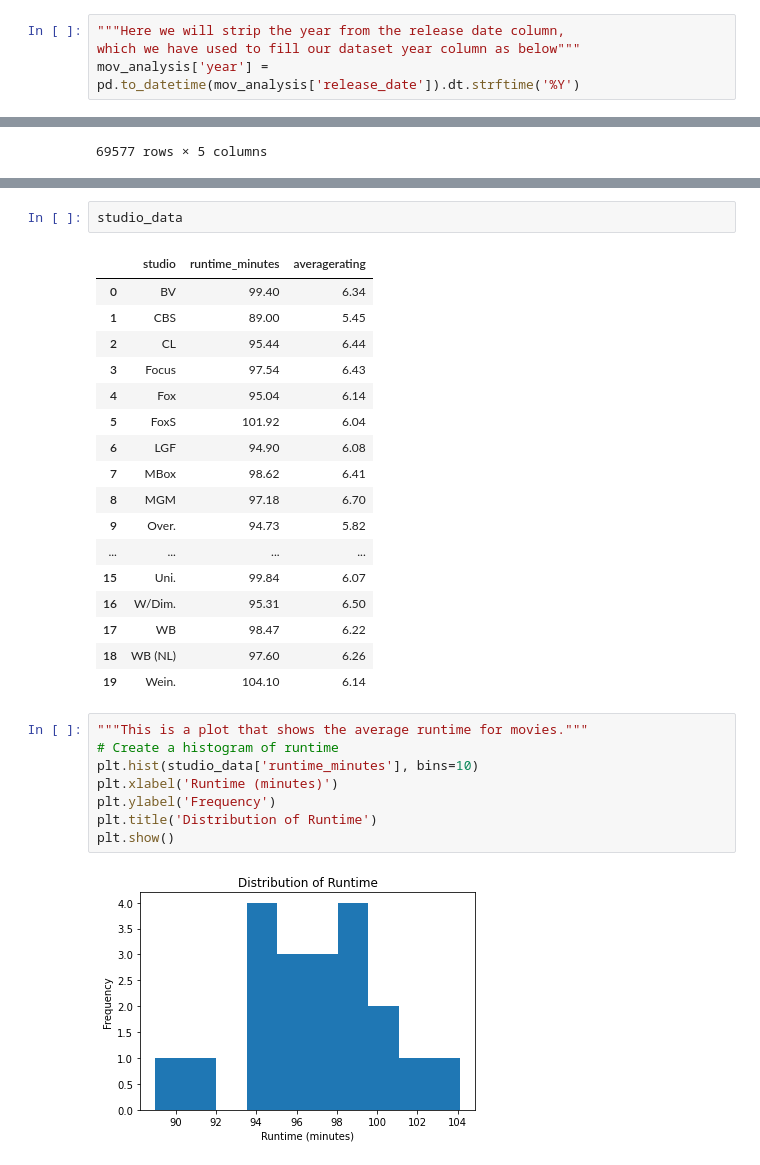
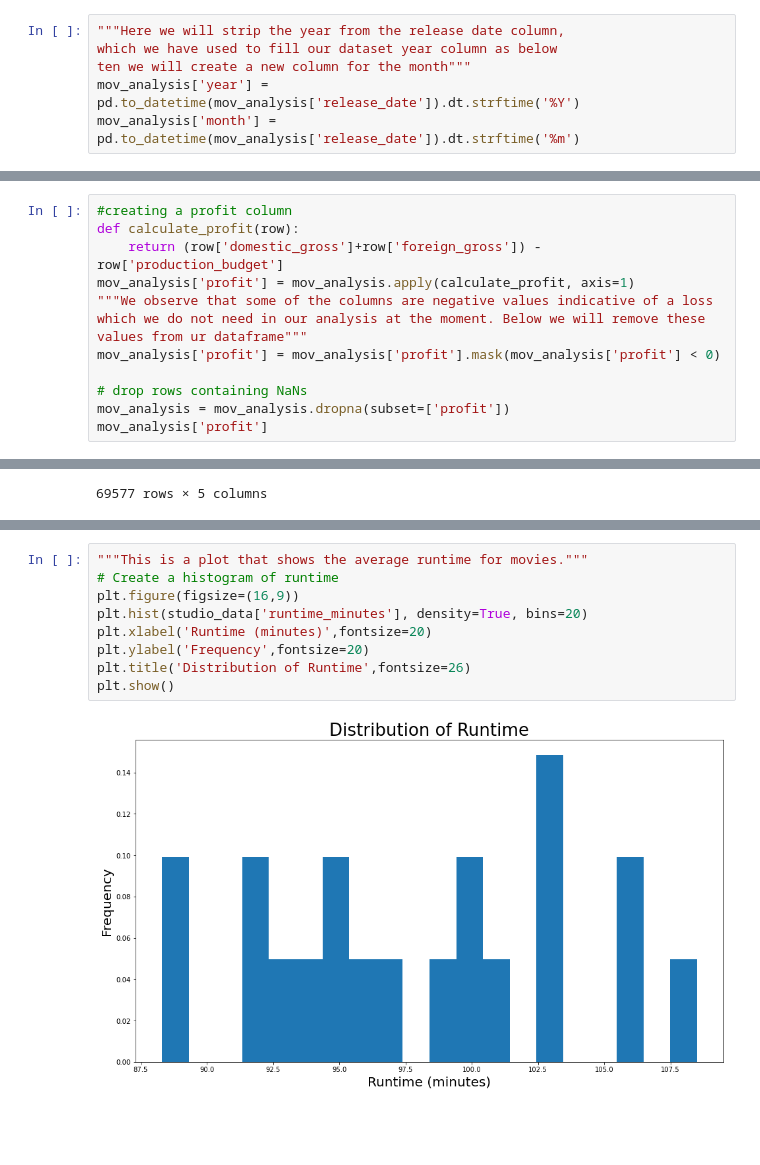
Before and after one commit to Imacharia/Microsoft-Movie-Studio-market-analysis, a Jupyter notebook: Movies Analysis, with initial visualizations.ipynb, the cells around one changed output, grey strips where cells are left out. Saved outputs shown, nothing was run; the diff lists cells and outputs as text; blank space fills up the shorter version.

```diff
--- a/Movies Analysis, with initial visualizations.ipynb
+++ b/Movies Analysis, with initial visualizations.ipynb
@@ -636,8 +636,10 @@ def calculate_foreign_gross(row):
 mov_analysis['foreign_gross'] = mov_analysis.apply(calculate_foreign_gross, axis=1)
 # %%
 """Here we will strip the year from the release date column,
-which we have used to fill our dataset year column as below"""
+which we have used to fill our dataset year column as below
+ten we will create a new column for the month"""
 mov_analysis['year'] = pd.to_datetime(mov_analysis['release_date']).dt.strftime('%Y')
+mov_analysis['month'] = pd.to_datetime(mov_analysis['release_date']).dt.strftime('%m')
 # %%
 """For the Studio column,
 we will first create a list of studios from the movie_gross dataset"""
@@ -681,3 +685,15 @@ normal format
 | 3 | Jun 7, 2019 | Dark Phoenix | 350000000.00 | 42762350.00 | 149762350.00 | WB | 107000000.00 | ... |
 | 4 | May 1, 2015 | Avengers: Age of Ultron | 330600000.00 | 459005868.00 | 1403013963.00 | P/DW | 944008095.00 | ... |
 | 5 | Dec 15, 2017 | Star Wars Ep. VIII: The Last Jedi | 317000000.00 | 620181382.00 | 1316721747.00 | Sum. | 696540365.00 | ... |
+# %%
+#creating a profit column
+def calculate_profit(row):
+    return (row['domestic_gross']+row['foreign_gross']) - row['production_budget']
+mov_analysis['profit'] = mov_analysis.apply(calculate_profit, axis=1)
+"""We observe that some of the columns are negative values indicative of a loss
+which we do not need in our analysis at the moment. Below we will remove these values from ur dataframe"""
+mov_analysis['profit'] = mov_analysis['profit'].mask(mov_analysis['profit'] < 0)
+
+# drop rows containing NaNs
+mov_analysis = mov_analysis.dropna(subset=['profit'])
+mov_analysis['profit']
@@ -1029,30 +1147,11 @@ studio_data = studio_data.reset_index(0)
-# %%
-studio_data
-# %% [output]
-|  | studio | runtime_minutes | averagerating |
-| 0 | BV | 99.40 | 6.34 |
-| 1 | CBS | 89.00 | 5.45 |
-| 2 | CL | 95.44 | 6.44 |
-| 3 | Focus | 97.54 | 6.43 |
-| 4 | Fox | 95.04 | 6.14 |
-| 5 | FoxS | 101.92 | 6.04 |
-| 6 | LGF | 94.90 | 6.08 |
-| 7 | MBox | 98.62 | 6.41 |
-| 8 | MGM | 97.18 | 6.70 |
-| 9 | Over. | 94.73 | 5.82 |
-| ... | ... | ... | ... |
-| 15 | Uni. | 99.84 | 6.07 |
-| 16 | W/Dim. | 95.31 | 6.50 |
-| 17 | WB | 98.47 | 6.22 |
-| 18 | WB (NL) | 97.60 | 6.26 |
-| 19 | Wein. | 104.10 | 6.14 |
 # %%
 """This is a plot that shows the average runtime for movies."""
 # Create a histogram of runtime
-plt.hist(studio_data['runtime_minutes'], bins=10)
-plt.xlabel('Runtime (minutes)')
-plt.ylabel('Frequency')
-plt.title('Distribution of Runtime')
+plt.figure(figsize=(16,9))
+plt.hist(studio_data['runtime_minutes'], density=True, bins=20)
+plt.xlabel('Runtime (minutes)',fontsize=20)
+plt.ylabel('Frequency',fontsize=20)
+plt.title('Distribution of Runtime',fontsize=26)
 plt.show()
 # %% [output]
-[figure, old version]
+[figure, new version]
```
Also changed, not shown: parts of 37 cells of this notebook, 7 other files.
